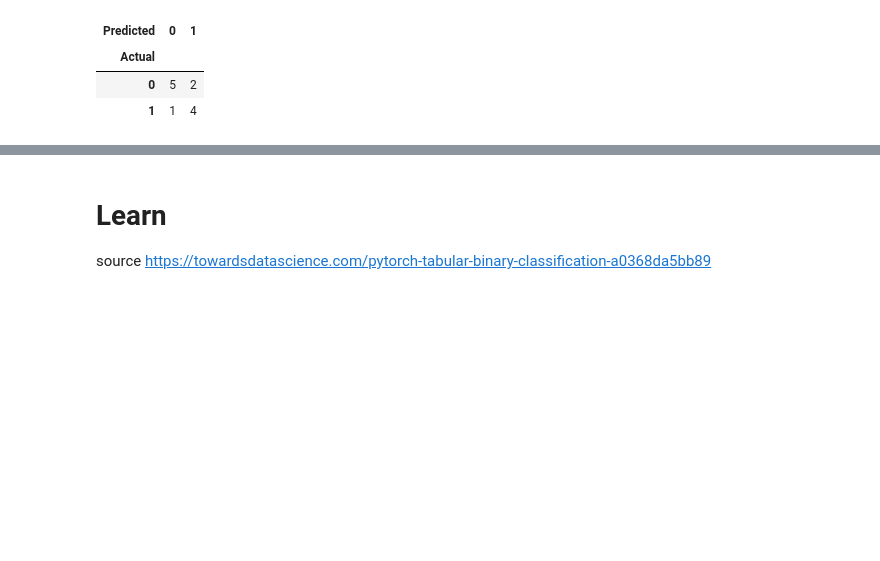
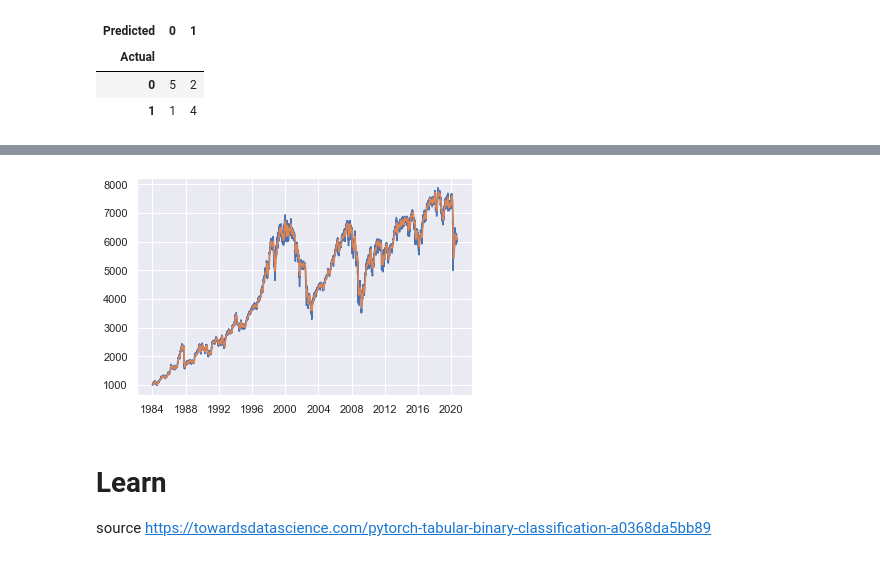
Before and after one commit to TzurV/scraper, a Jupyter notebook: WhatToDo.ipynb, the cells around one changed output, grey strips where cells are left out. Drawn from its saved outputs; the diff is of its cells as text; code cells hidden in the pictures; blank space fills up the shorter version.

Commit message:
using yfinance
getting markets indexs

```diff
--- a/WhatToDo.ipynb
+++ b/WhatToDo.ipynb
@@ -55,0 +59,38 @@ Actual
+# %%
+# https://aroussi.com/post/python-yahoo-finance
+# pip install yfinance --upgrade --no-cache-dir
+# https://github.com/ranaroussi/yfinance
+
+#=====
+# https://learndatasci.com/tutorials/python-finance-part-yahoo-finance-api-pandas-matplotlib/
+
+
+# Dow Jones Industrial Average (^DJI)
+# FTSE 100 (^FTSE)
+# DAX PERFORMANCE-INDEX (^GDAXI)
+# CAC 40 (^FCHI)
+# Nikkei 225 (^N225)
+# SSE Composite Index (000001.SS)
+
+import yfinance as yf
+
+if False:
+    ftse = yf.Ticker("^FTSE")
+    ftse_hist = ftse.history(period="max")
+    print(type(ftse_hist))
+    ftse_hist.head
+
+#
+data = yf.download("^DJI ^FTSE ^GDAXI ^FCHI ^N225 000001.SS", start="2020-01-01", end="2020-08-30")
+print(type(data))
+
+#msft = yf.Ticker("MSFT")
+#print(type(msft))
+
+# get stock info
+#msft.info
+
+# get historical market data
+#hist = msft.history(period="max")
+#print(type(hist))
+#hist.head
@@ -56,3 +136,9 @@ Actual
+# %%
+plt.plot(ftse_hist['Close'])
+plt.plot(ftse_hist['Close'].rolling(window=20).mean())
+plt.show()
+# %% [output]
+[figure, added]
 # %% [markdown]
 # Learn
 source https://towardsdatascience.com/pytorch-tabular-binary-classification-a0368da5bb89
```
Also changed, not shown: parts of 4 cells of this notebook.
